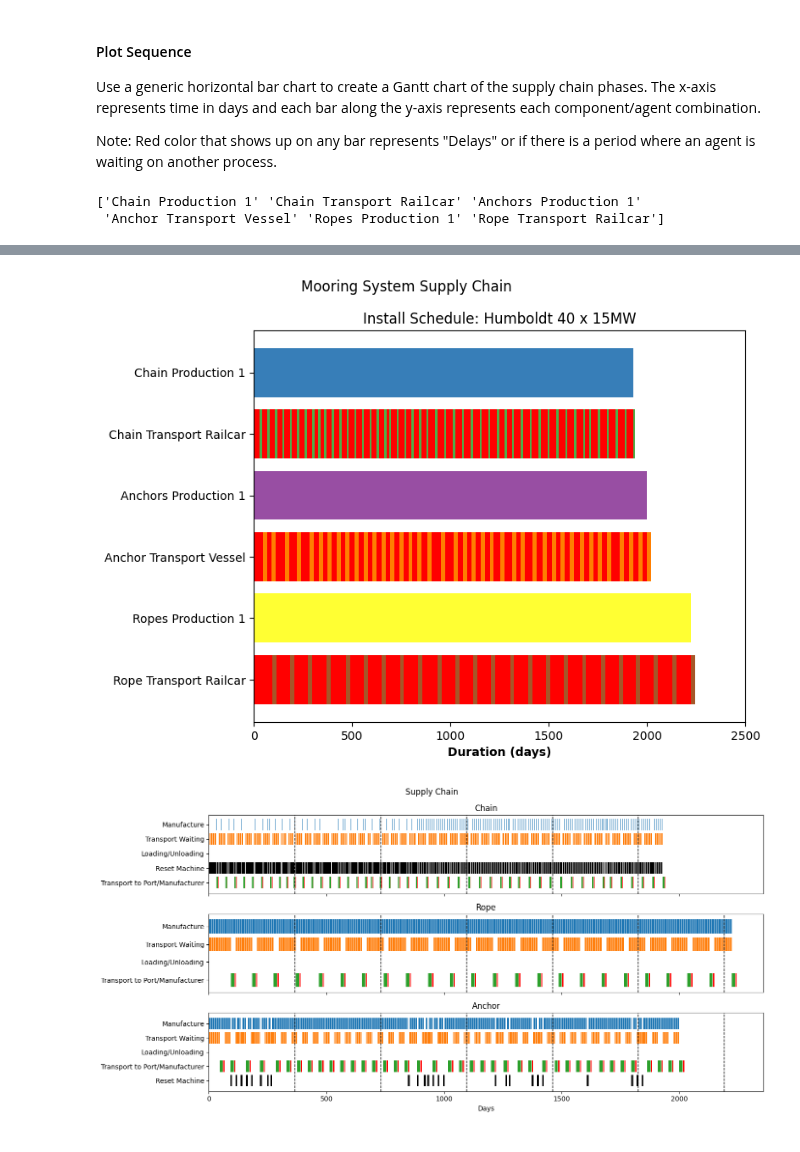
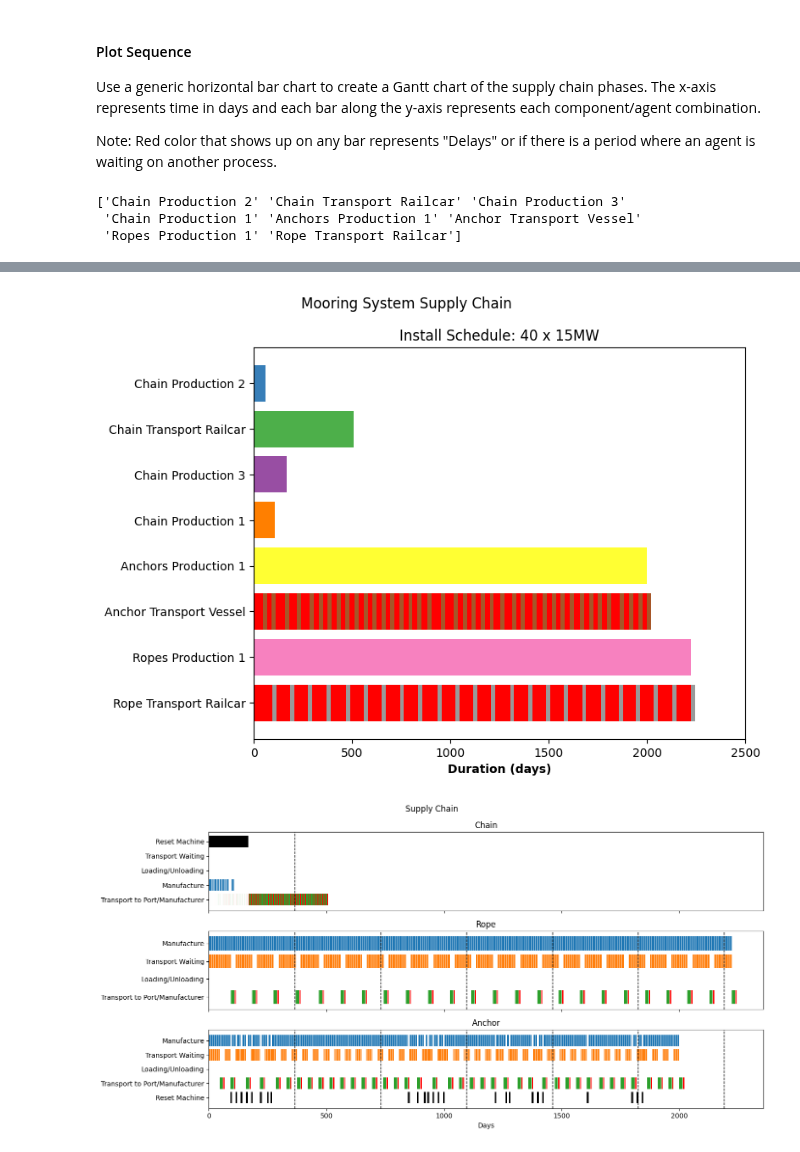
Before and after one commit to WISDEM/ORBIT, a Jupyter notebook: examples/Standard_Mooring/StandardMooring.ipynb, the cells around one changed output, grey strips where cells are left out. Cells and saved outputs as stored; diff of their text form; code cells hidden in the pictures.

Commit message:
Updated the chain maker logic to work with N assembly lines

```diff
--- a/examples/Standard_Mooring/StandardMooring.ipynb
+++ b/examples/Standard_Mooring/StandardMooring.ipynb
@@ -151,7 +177,7 @@ ax.barh(y=df_plot[plot_based_on],
            color=df_plot.color)
 
 #ax.set_title(f"Install Schedule: Morro Bay {num_turbines} x 15MW")
-ax.set_title(f"Install Schedule: Humboldt {num_turbines} x 15MW")
+ax.set_title(f"Install Schedule: {num_turbines} x 15MW")
 
 num_x_labels = 5
 #day_spacing = int(((df_plot['end_date'].max() - df_plot['start_date'].min()).days)/num_x_labels)
@@ -167,5 +193,6 @@ fig.subplots_adjust(left=0.32)
 
 plt.show()
 # %% [output]
-['Chain Production 1' 'Chain Transport Railcar' 'Anchors Production 1'
- 'Anchor Transport Vessel' 'Ropes Production 1' 'Rope Transport Railcar']
+['Chain Production 2' 'Chain Transport Railcar' 'Chain Production 3'
+ 'Chain Production 1' 'Anchors Production 1' 'Anchor Transport Vessel'
+ 'Ropes Production 1' 'Rope Transport Railcar']
@@ -173,5 +200,5 @@ UserWarning: /var/folders/90/1lkt657x3n1cw5x65j3lfgd5406fb8/T/ipykernel_40391/15
 set_ticklabels() should only be used with a fixed number of ticks, i.e. after set_ticks() or using a FixedLocator.
-[figure, old version]
+[figure, new version]
 # %%
 def plotSC(df, component, vessel='Vessel'):
 
@@ -369,4 +396,4 @@ plotAll3(df_plot)
 
 plt.show()
 # %% [output]
-[figure, old version]
+[figure, new version]
```
Also changed, not shown: parts of 4 cells of this notebook, 1 other file.
